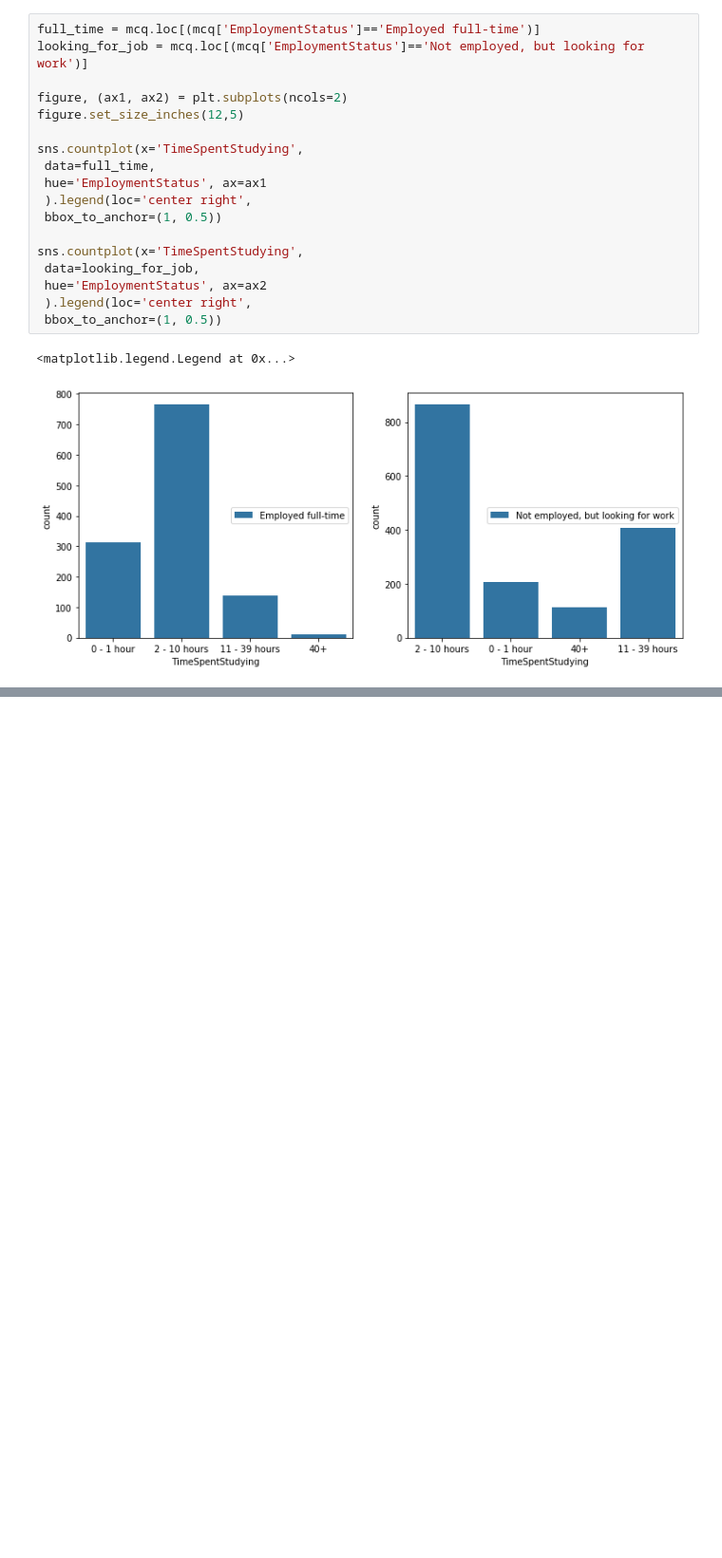
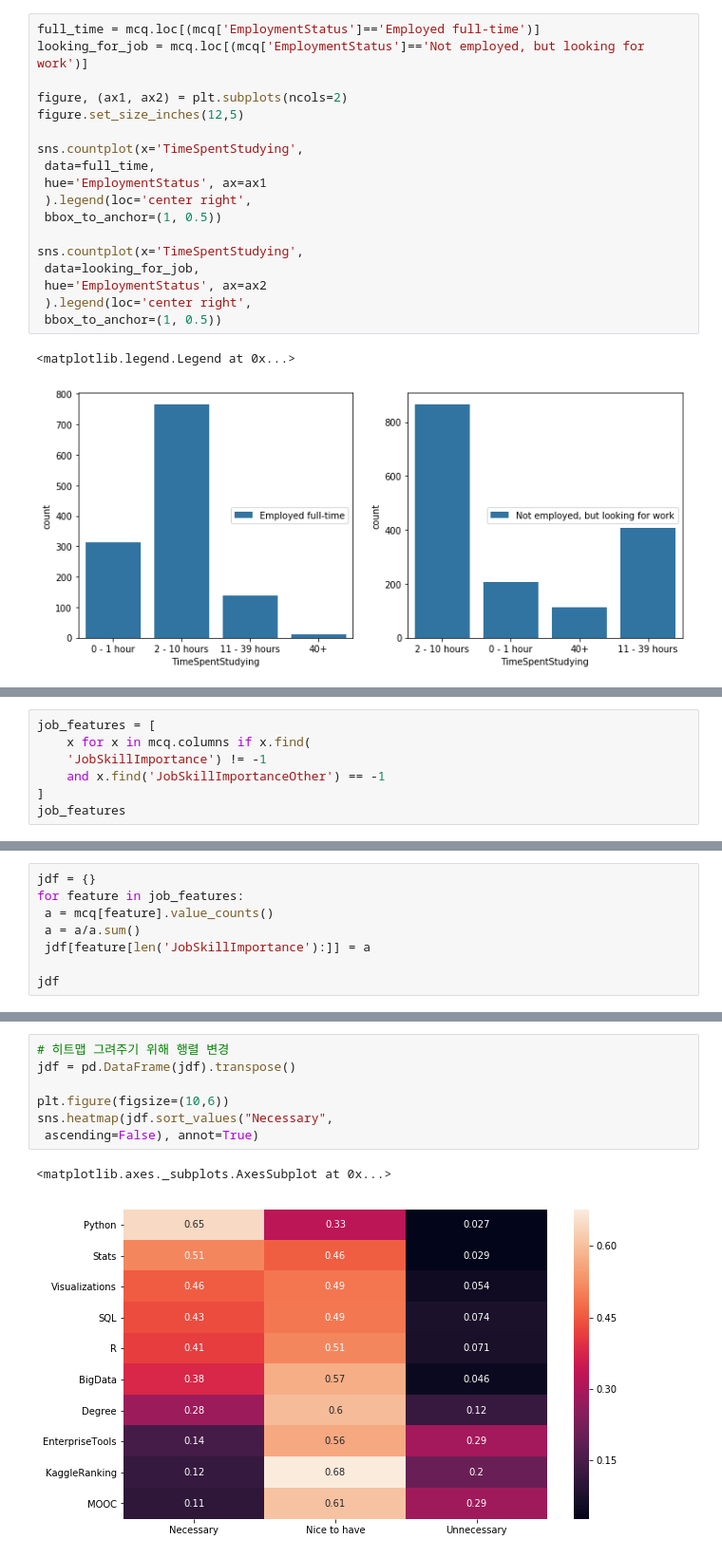
Before and after one commit to Maresak/programmers_lecture, a Jupyter notebook: survey23.ipynb, the cells around one changed output, grey strips where cells are left out. Shown: that part at 95% size. Drawn from its saved outputs; the diff is of its cells as text; blank space fills up the shorter version.

```diff
--- a/survey2.ipynb
+++ b/survey23.ipynb
@@ -249,0 +318,7 @@ sns.countplot(x='TimeSpentStudying',
+# %%
+job_features = [
+    x for x in mcq.columns if x.find(
+    'JobSkillImportance') != -1
+    and x.find('JobSkillImportanceOther') == -1
+]
+job_features
@@ -249,0 +336,8 @@ sns.countplot(x='TimeSpentStudying',
+# %%
+jdf = {}
+for feature in job_features:
+ a = mcq[feature].value_counts()
+ a = a/a.sum()
+ jdf[feature[len('JobSkillImportance'):]] = a
+
+jdf
@@ -249,0 +362,10 @@ sns.countplot(x='TimeSpentStudying',
+# %%
+# 히트맵 그려주기 위해 행렬 변경
+jdf = pd.DataFrame(jdf).transpose()
+
+plt.figure(figsize=(10,6))
+sns.heatmap(jdf.sort_values("Necessary",
+ ascending=False), annot=True)
+# %% [output]
+<matplotlib.axes._subplots.AxesSubplot at 0x...>
+[figure, added]
```
Also changed, not shown: parts of 31 cells of this notebook.
